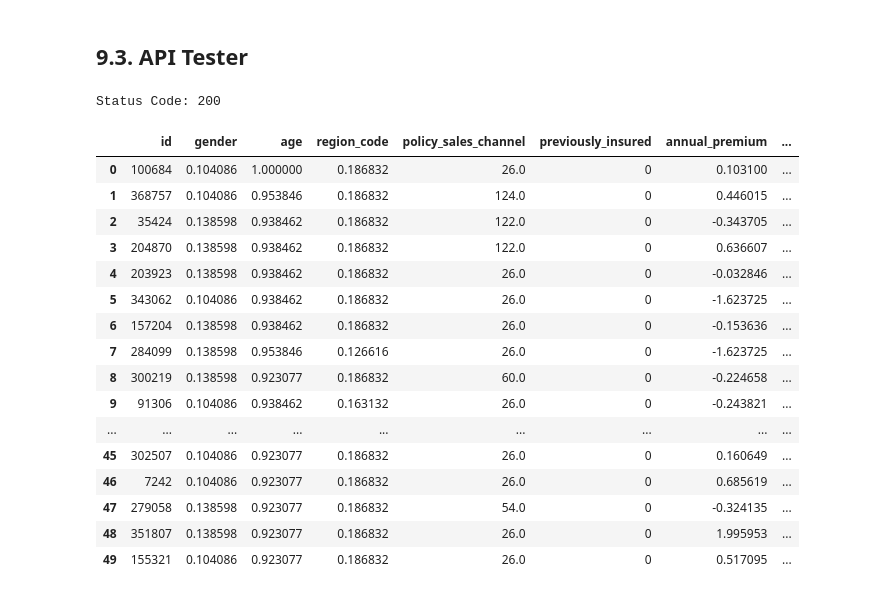
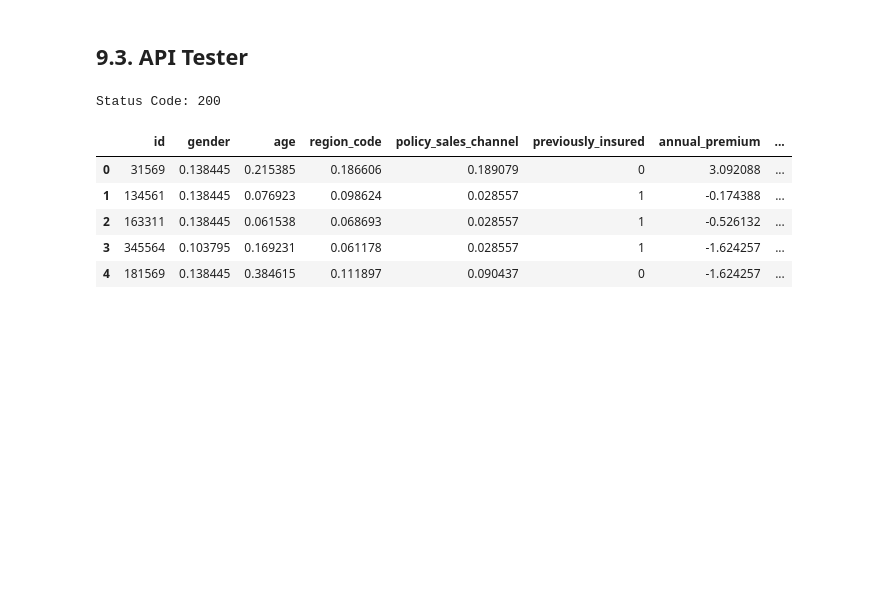
Before and after one commit to igormenesess/health_insurance_cross_sell, a Jupyter notebook: health_insurance_cross_sell.ipynb, the cells around one changed output. Drawn from its saved outputs; the diff is of its cells as text; code cells hidden in the pictures; blank space fills up the shorter version.

```diff
--- a/health_insurance_cross_sell.ipynb
+++ b/health_insurance_cross_sell.ipynb
@@ -176,8 +211,8 @@ df_train, df_test = ms.train_test_split(df_raw, test_size=0.1)
 df_train.to_csv('datasets/df_train.csv')
 df_test.to_csv('datasets/df_test.csv')
 # %%
-df_train = pd.read_csv('datasets/df_train.csv')
-df_test = pd.read_csv('datasets/df_test.csv')
+df_train = pd.read_csv('datasets/df_train.csv', index_col=0)
+df_test = pd.read_csv('datasets/df_test.csv', index_col=0)
 # %% [markdown]
 # 1. DESCRICAO DOS DADOS
 # %%
@@ -925,0 +1061,6 @@ df_metrics
+# %%
+df_test['vehicle_age'] = df_test['vehicle_age'].apply(lambda x: 'over_2_years' if x == '> 2 Years' else
+                                                        'between_1_2_years' if x == '1-2 Year' else
+                                                        'below_1_year')
+
+df_test['vehicle_damage'] = df_test['vehicle_damage'].apply(lambda x: 1 if x == 'Yes' else 0)
@@ -925,0 +1069,21 @@ df_metrics
+# %%
+# annual_premium
+df_test['annual_premium'] = ss.transform(df_test[['annual_premium']].values)
+
+# age
+df_test['age'] = mms_age.transform(df_test[['age']].values)
+
+# vintage
+df_test['vintage'] = mms_vintage.transform(df_test[['vintage']].values)
+
+# gender
+df_test['gender'] = df_test['gender'].map(te_gender)
+
+# region_code
+df_test['region_code'] = df_test['region_code'].map(te_region_code)
+
+# policy_sales_channel
+df_test['policy_sales_channel'] = df_test['policy_sales_channel'].map(te_policy_sales_channel)
+
+# vehicle_age
+df_test = pd.get_dummies(df_test, prefix='vehicle_age', columns=['vehicle_age'])
@@ -1043,15 +1241,11 @@ SystemExit: 1
 # %% [markdown]
 ## 9.3. API Tester
 # %%
-df_test = x_val
-df_test['response'] = y_val
-df_test.to_json('df_test.json')
-
-data = json.dumps(df_test.to_dict(orient='records'))
+data = json.dumps(df_test.head().to_dict(orient='records'))
 
 # API Call
 url = 'https://health-insurance-model-ranking.herokuapp.com/predict'
-#url = '192.168.0.19:5000/predict'
+# url = '192.168.0.19:5000/predict'
 header = {'Content-type':'application/json'}
 
 r = requests.post(url, data=data, headers=header)
@@ -1059,23 +1253,12 @@ print(f'Status Code: {r.status_code}')
 # %% [output]
 Status Code: 200
 # %%
-df = pd.DataFrame(r.json(), columns=r.json()[0].keys()).sort_values('score', ascending=False, ignore_index=True)
-df.head(50)
+df = pd.DataFrame(r.json(), columns=r.json()[0].keys())
+df
 # %% [output]
 |  | id | gender | age | region_code | policy_sales_channel | previously_insured | annual_premium | ... |
-| 0 | 100684 | 0.104086 | 1.000000 | 0.186832 | 26.0 | 0 | 0.103100 | ... |
-| 1 | 368757 | 0.104086 | 0.953846 | 0.186832 | 124.0 | 0 | 0.446015 | ... |
-| 2 | 35424 | 0.138598 | 0.938462 | 0.186832 | 122.0 | 0 | -0.343705 | ... |
-| 3 | 204870 | 0.138598 | 0.938462 | 0.186832 | 122.0 | 0 | 0.636607 | ... |
-| 4 | 203923 | 0.138598 | 0.938462 | 0.186832 | 26.0 | 0 | -0.032846 | ... |
-| 5 | 343062 | 0.104086 | 0.938462 | 0.186832 | 26.0 | 0 | -1.623725 | ... |
-| 6 | 157204 | 0.138598 | 0.938462 | 0.186832 | 26.0 | 0 | -0.153636 | ... |
-| 7 | 284099 | 0.138598 | 0.953846 | 0.126616 | 26.0 | 0 | -1.623725 | ... |
-| 8 | 300219 | 0.138598 | 0.923077 | 0.186832 | 60.0 | 0 | -0.224658 | ... |
-| 9 | 91306 | 0.104086 | 0.938462 | 0.163132 | 26.0 | 0 | -0.243821 | ... |
-| ... | ... | ... | ... | ... | ... | ... | ... | ... |
-| 45 | 302507 | 0.104086 | 0.923077 | 0.186832 | 26.0 | 0 | 0.160649 | ... |
-| 46 | 7242 | 0.104086 | 0.923077 | 0.186832 | 26.0 | 0 | 0.685619 | ... |
-| 47 | 279058 | 0.138598 | 0.923077 | 0.186832 | 54.0 | 0 | -0.324135 | ... |
-| 48 | 351807 | 0.138598 | 0.923077 | 0.186832 | 26.0 | 0 | 1.995953 | ... |
-| 49 | 155321 | 0.104086 | 0.923077 | 0.186832 | 26.0 | 0 | 0.517095 | ... |
+| 0 | 31569 | 0.138445 | 0.215385 | 0.186606 | 0.189079 | 0 | 3.092088 | ... |
+| 1 | 134561 | 0.138445 | 0.076923 | 0.098624 | 0.028557 | 1 | -0.174388 | ... |
+| 2 | 163311 | 0.138445 | 0.061538 | 0.068693 | 0.028557 | 1 | -0.526132 | ... |
+| 3 | 345564 | 0.103795 | 0.169231 | 0.061178 | 0.028557 | 1 | -1.624257 | ... |
+| 4 | 181569 | 0.138445 | 0.384615 | 0.111897 | 0.090437 | 0 | -1.624257 | ... |
```
Also changed, not shown: parts of 53 cells of this notebook, 8 other files.
